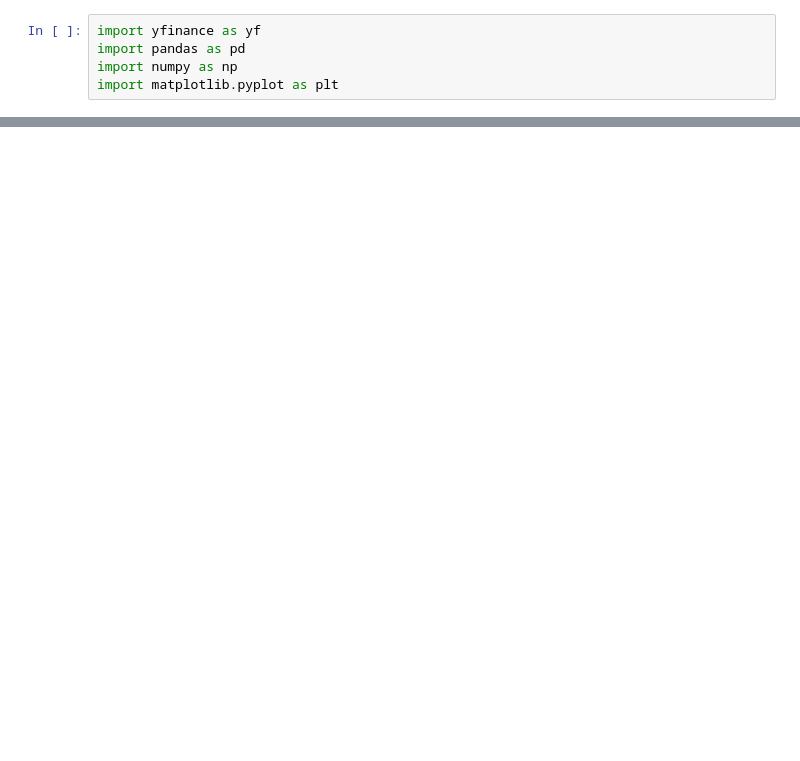
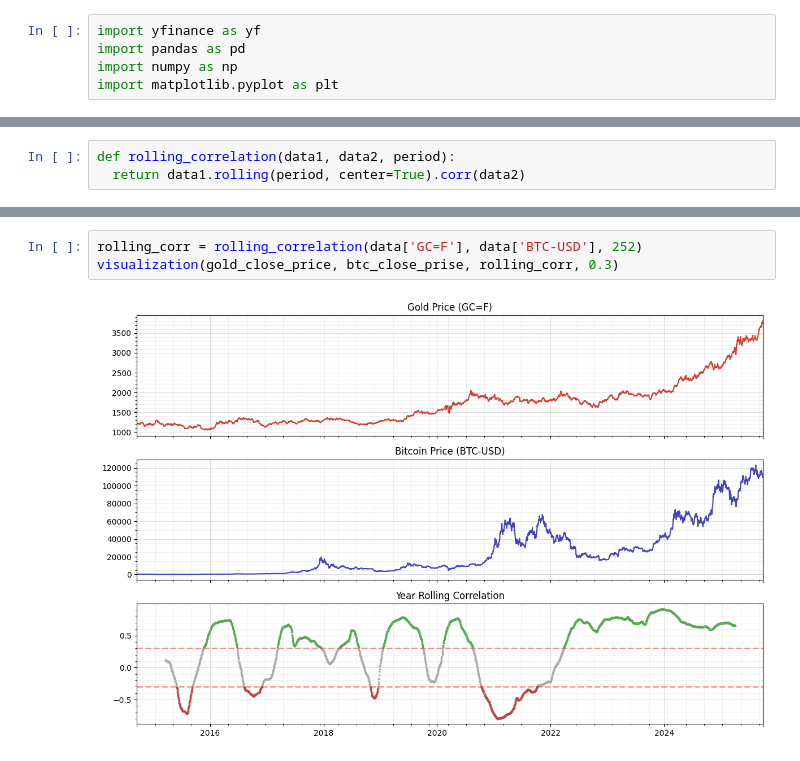
Before and after one commit to Ganushkevych/Gold_BTC_Correlation, a Jupyter notebook: Gold_BTC_Correlation.ipynb, the cells around one changed output, grey strips where cells are left out. Cells and saved outputs as stored; diff of their text form; blank space fills up the shorter version.

```diff
--- a/Gold_BTC_Correlation.ipynb
+++ b/Gold_BTC_Correlation.ipynb
@@ -41,0 +82,3 @@ rolling_corr.plot(title='Year rolling correlation between BTC and Gold')
+# %%
+def rolling_correlation(data1, data2, period):
+  return data1.rolling(period, center=True).corr(data2)
@@ -41,0 +162,5 @@ rolling_corr.plot(title='Year rolling correlation between BTC and Gold')
+# %%
+rolling_corr = rolling_correlation(data['GC=F'], data['BTC-USD'], 252)
+visualization(gold_close_price, btc_close_prise, rolling_corr, 0.3)
+# %% [output]
+[figure, added]
```
Also changed, not shown: parts of 32 cells of this notebook.
